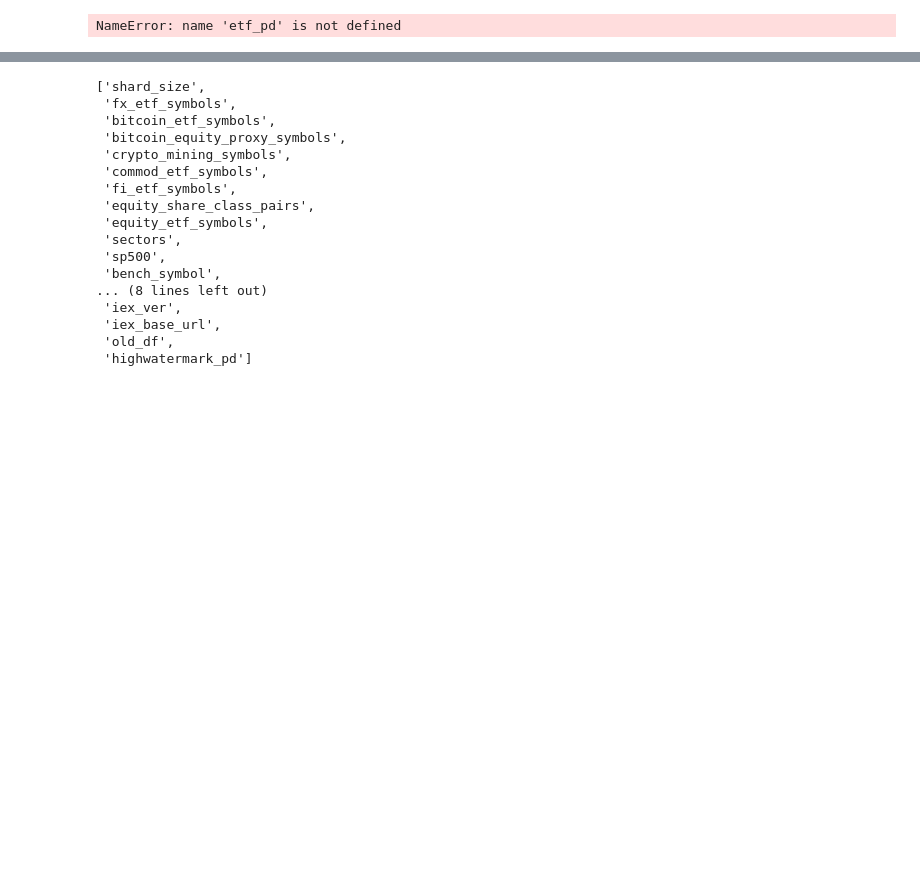
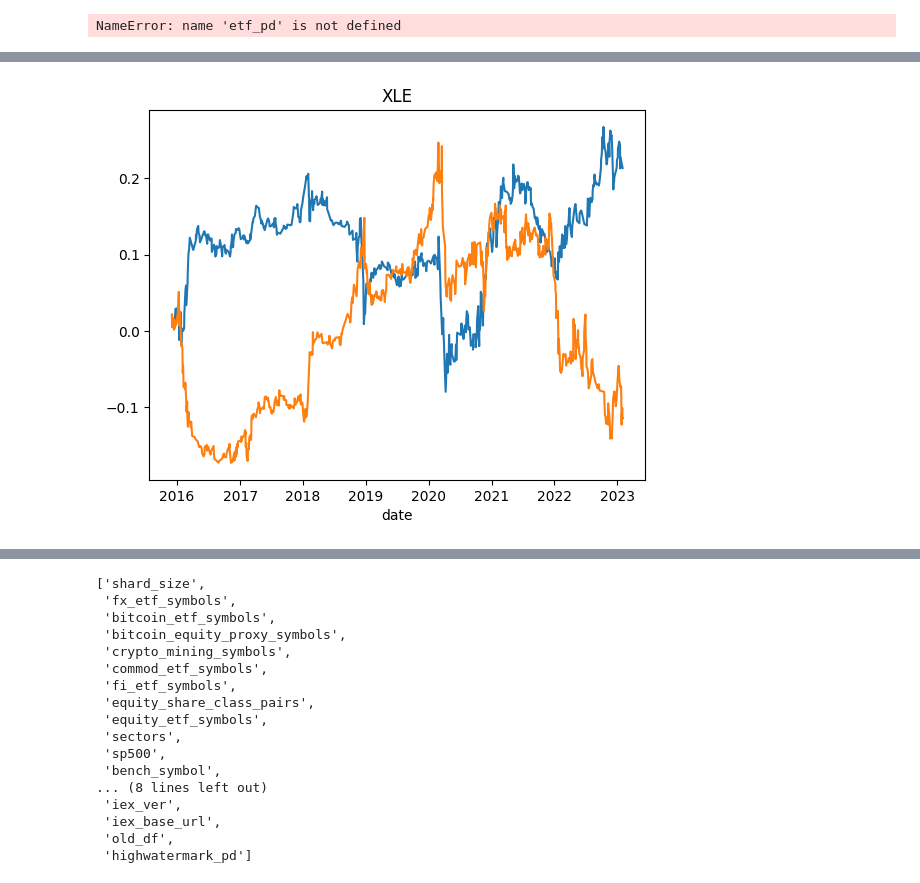
Before and after one commit to aws-samples/quant-research, a Jupyter notebook: src/notebooks/quant_research_examples/intraday_momentum.ipynb, the cells around one changed output, grey strips where cells are left out. Saved outputs shown, nothing was run; the diff lists cells and outputs as text; code cells hidden in the pictures; blank space fills up the shorter version.

```diff
--- a/src/notebooks/quant_research_examples/intraday_momentum.ipynb
+++ b/src/notebooks/quant_research_examples/intraday_momentum.ipynb
@@ -730,0 +831,7 @@ perf_stats_df.orderBy('symbol').show(1000,truncate=False)
+# %%
+#daily_pnl['pnl'].cumsum().plot()
+for one_symbol in ['XLE']:
+    first_last_df.where(f'symbol=="{one_symbol}" and dir_first==1').toPandas().set_index('date').sort_index().pnl_eod.cumsum().plot(title=f"{one_symbol}")
+    first_last_df.where(f'symbol=="{one_symbol}" and dir_first==-1').toPandas().set_index('date').sort_index().pnl_eod.cumsum().plot()
+# %% [output]
+[figure, added]
```
Also changed, not shown: parts of 41 cells of this notebook.
